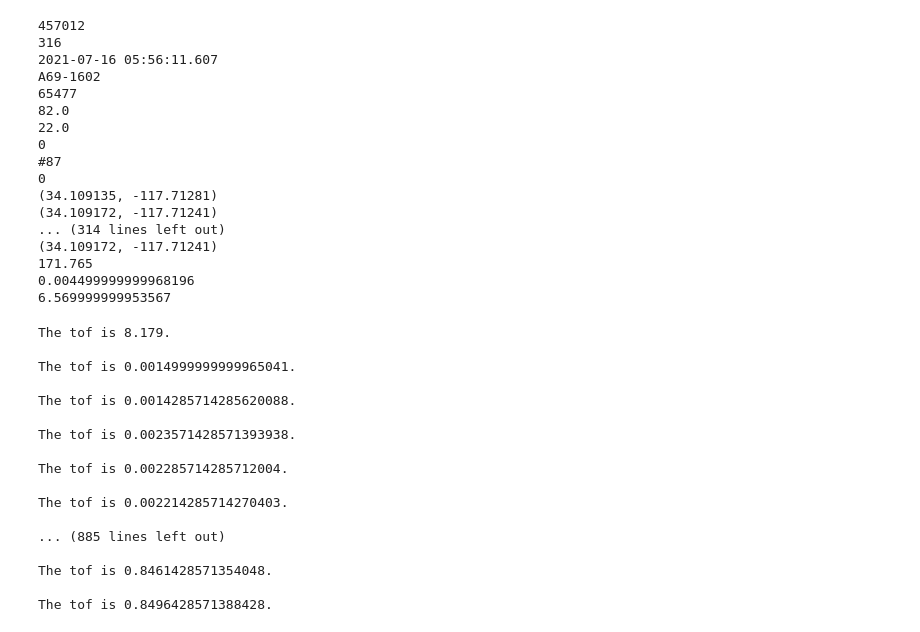
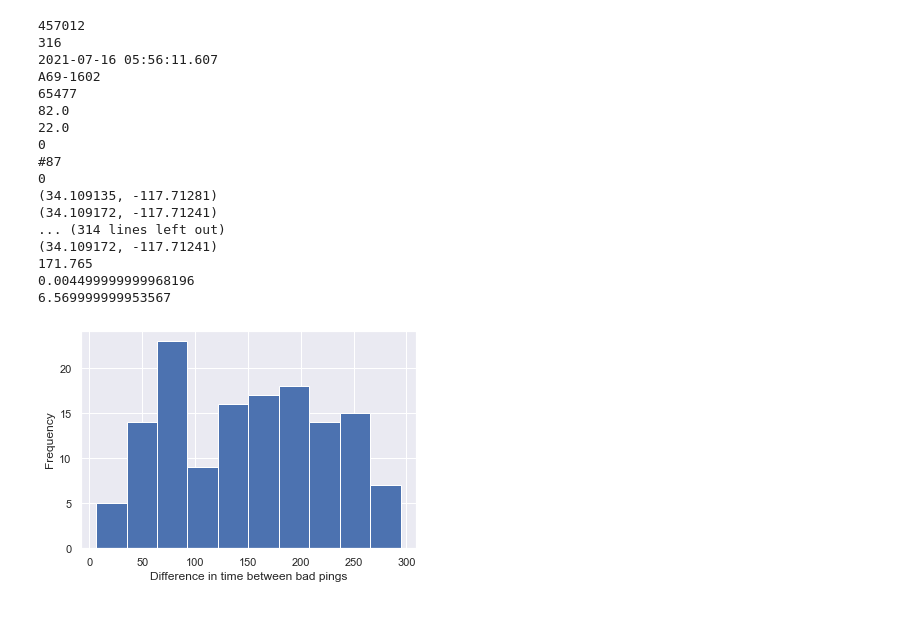
Before and after one commit to lauren-west/icex-lair-2021, a Jupyter notebook: vemco_data_post_processing_visualization.ipynb, the cells around one changed output. Drawn from its saved outputs; the diff is of its cells as text; code cells hidden in the pictures.

Commit message:
Plots to show that bad pings are not cyclical

```diff
--- a/vemco_data_post_processing_visualization.ipynb
+++ b/vemco_data_post_processing_visualization.ipynb
@@ -1234,47 +1234,55 @@ A69-1602
 # %%
 AllFiles = list(os.walk("./Overnight_Test_2/"))
 
 path, LoDir, LoFiles = AllFiles[4]
 
 time_zero = "2021-07-15 11:18:19.365"
 timestamp_0 = datetime.datetime.strptime(time_zero, '%Y-%m-%d %H:%M:%S.%f')
 
 time_diffs = []
 error_ping_list = []
 
 file = LoFiles[0]
 
 csv_path = path + "/" + file
 df = pd.read_csv(csv_path, engine='python', header=0, index_col=False)
-
-
+counter = 0
 for current_datetime in df["Date/Time"]:
     timestamp_x = datetime.datetime.strptime(current_datetime, '%Y-%m-%d %H:%M:%S.%f')
     difference_in_time = (timestamp_x - timestamp_0).total_seconds()
     time_of_flight = difference_in_time % 8.17907142857143
 
-    if time_of_flight > 0.001:
-        print(f"The tof is {time_of_flight}. \n")
+    diff_in_tof = 0
+    if counter > 1:
+        previous = datetime.datetime.strptime(df["Date/Time"][counter - 1], '%Y-%m-%d %H:%M:%S.%f')
+        prev_time_of_flight = (previous - timestamp_0).total_seconds() % 8.17907142857143
+        diff_in_tof = time_of_flight - prev_time_of_flight
+
+
+    if diff_in_tof > 0.001:
+#         print(f"The tof is {time_of_flight}. \n")
         error_ping_list.append(current_datetime)
         time_diffs.append(time_of_flight)
+    counter += 1
 
 # print(error_ping_list, "\n")
 # print(time_diffs)
+
+time_difference_between_bad_pings = []
+for i in range(1, len(error_ping_list)):
+    curr_ts = error_ping_list[i]
+    prev_ts = error_ping_list[i - 1]
+
+    timestamp_curr = datetime.datetime.strptime(curr_ts, '%Y-%m-%d %H:%M:%S.%f')
+    timestamp_prev = datetime.datetime.strptime(prev_ts, '%Y-%m-%d %H:%M:%S.%f')
+    difference_in_time = (timestamp_curr - timestamp_prev).total_seconds()
+    time_difference_between_bad_pings.append(difference_in_time)
+
+# print(time_difference_between_bad_pings)
+no_large_values_list = [i for i in time_difference_between_bad_pings if i < 300 ]
+plt.hist(no_large_values_list, 10)
+plt.xlabel("Difference in time between bad pings")
+plt.ylabel("Frequency")
+plt.show()
 # %% [output]
-The tof is 8.179.
-
-The tof is 0.0014999999999965041.
-
-The tof is 0.0014285714285620088.
-
-The tof is 0.0023571428571393938.
-
-The tof is 0.002285714285712004.
-
-The tof is 0.002214285714270403.
-
-... (885 lines left out)
-
-The tof is 0.8461428571354048.
-
-The tof is 0.8496428571388428.
+[figure, added]
```
